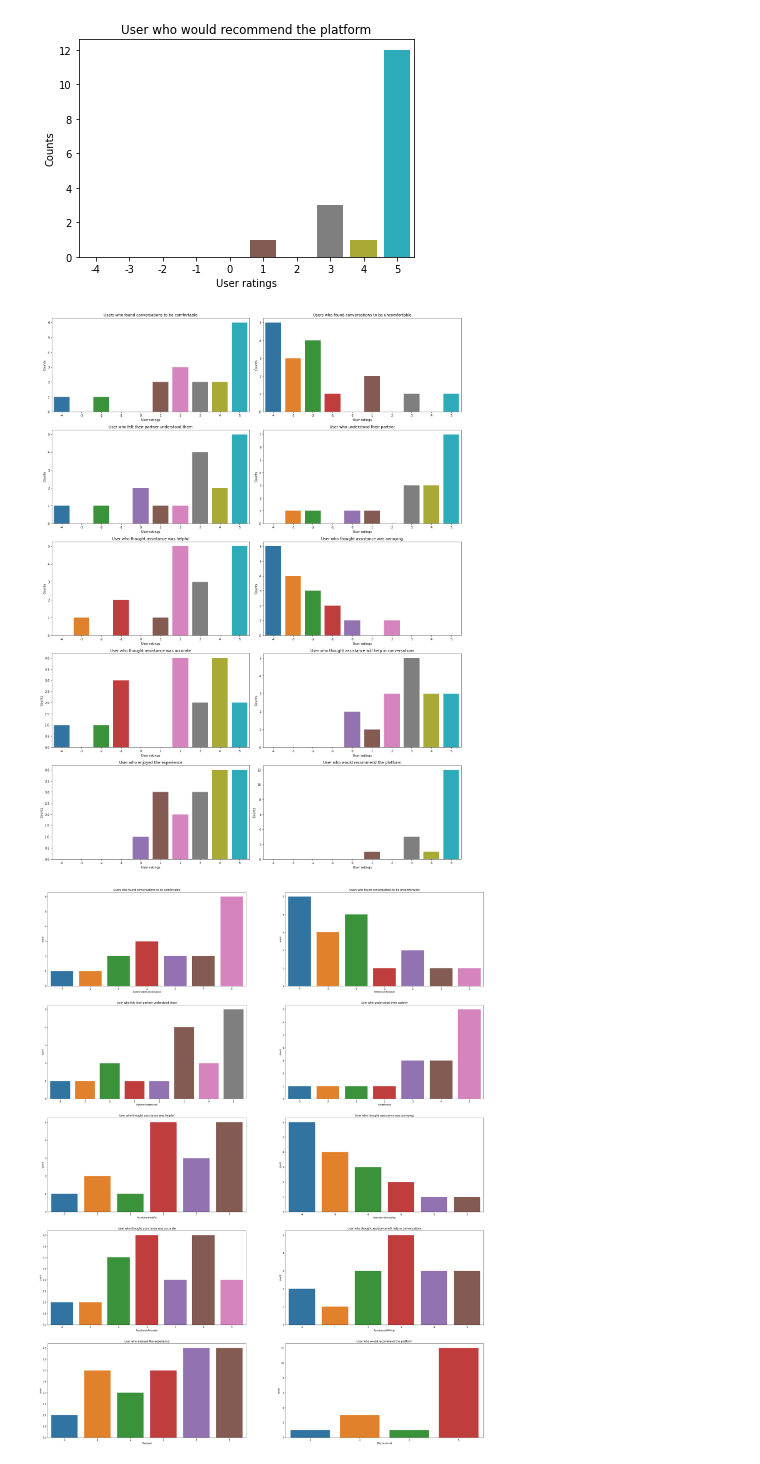
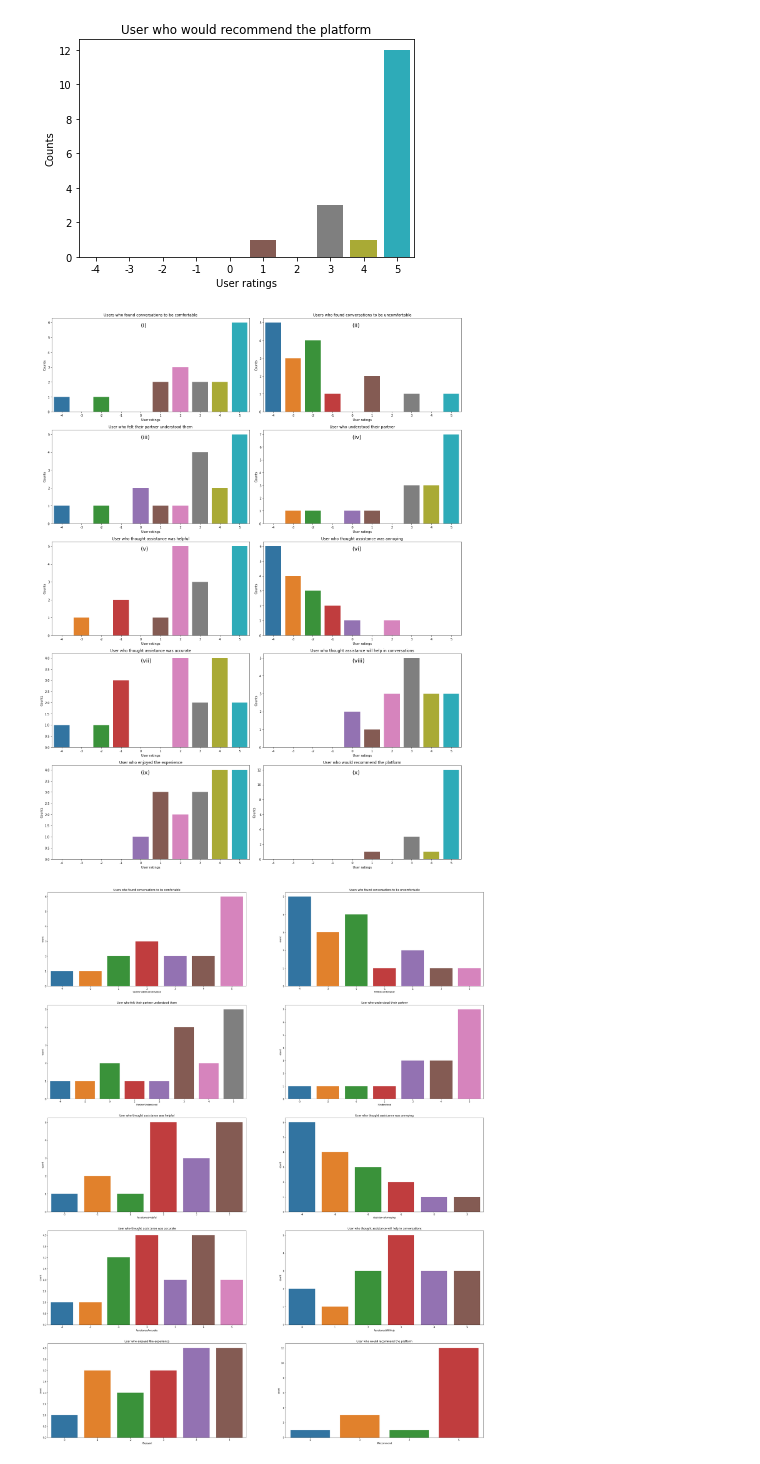
Before and after one commit to Tejas-Nanaware/Towards-Assisting-Human-Human-Conversations, a Jupyter notebook: src/Analysis/Data Analysis.ipynb, the cells around one changed output. Cells and saved outputs as stored; diff of their text form; code cells hidden in the pictures.

```diff
--- a/src/Analysis/Data Analysis.ipynb
+++ b/src/Analysis/Data Analysis.ipynb
@@ -147,35 +147,38 @@ plt.show(fig)
 # %%
 col_title = {
     'ComfortableConversation': 'Users who found conversations to be comfortable',
     'FeltUncomfortable': 'Users who found conversations to be uncomfortable',
     'PartnerUnderstood': 'User who felt their partner understood them',
     'IUnderstood': 'User who understood their partner',
     'AssistanceHelpful': 'User who thought assistance was helpful',
     'AssistanceAnnoying': 'User who thought assistance was annoying',
     'AssistanceAccurate': 'User who thought assistance was accurate',
     'AssistanceWillHelp': 'User who thought assistance will help in conversations',
     'IEnjoyed': 'User who enjoyed the experience',
     'IRecommend': 'User who would recommend the platform'
 }
+figure_labels = ['(i)', '(ii)', '(iii)', '(iv)', '(v)', '(vi)', '(vii)', '(viii)', '(ix)', '(x)']
+col_keys = list(col_title.keys())
 plt_rows = 5
 plt_cols = 2
 curr_plt_row = 0
 curr_plt_col = 0
 
 plot_size = (19,25)
 fig, ax = plt.subplots(5,2, figsize=plot_size)
-for col in col_title.keys():
-    counts = df_questionnaires_removed[col].value_counts().reindex([-4,-3,-2,-1,0,1,2,3,4,5], fill_value=0)
+for index in range(len(col_keys)):
+    counts = df_questionnaires_removed[col_keys[index]].value_counts().reindex([-4,-3,-2,-1,0,1,2,3,4,5], fill_value=0)
     f = sns.barplot(x=counts.index, y=counts, ax=ax[curr_plt_row,curr_plt_col])
-    f.set(xlabel='User ratings', ylabel='Counts', title=col_title[col])
+    f.set(xlabel='User ratings', ylabel='Counts', title=col_title[col_keys[index]])
+    f.text(4, max(counts)-(0.05*max(counts)),figure_labels[index], fontsize=18)
     curr_plt_col += 1
     if curr_plt_col == plt_cols:
         curr_plt_col = 0
         curr_plt_row += 1
 fig.tight_layout()
 fig.show()
 # %% [output]
-[figure, old version]
+[figure, new version]
 # %%
 plot_size = (35,45)
 fig, ax = plt.subplots(5,2, figsize=plot_size)
```
Also changed, not shown: parts of 13 cells of this notebook, 3 other files.
